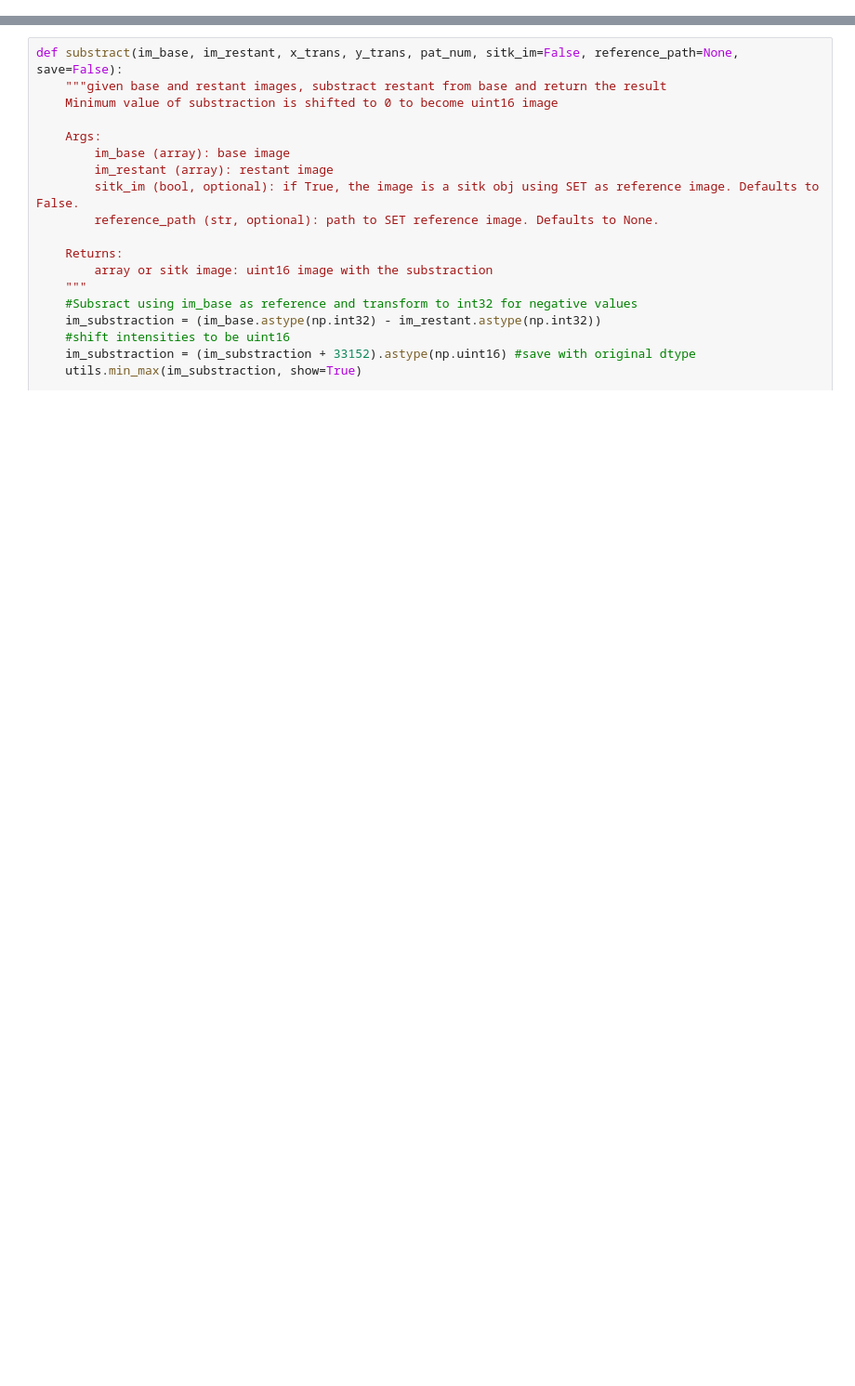
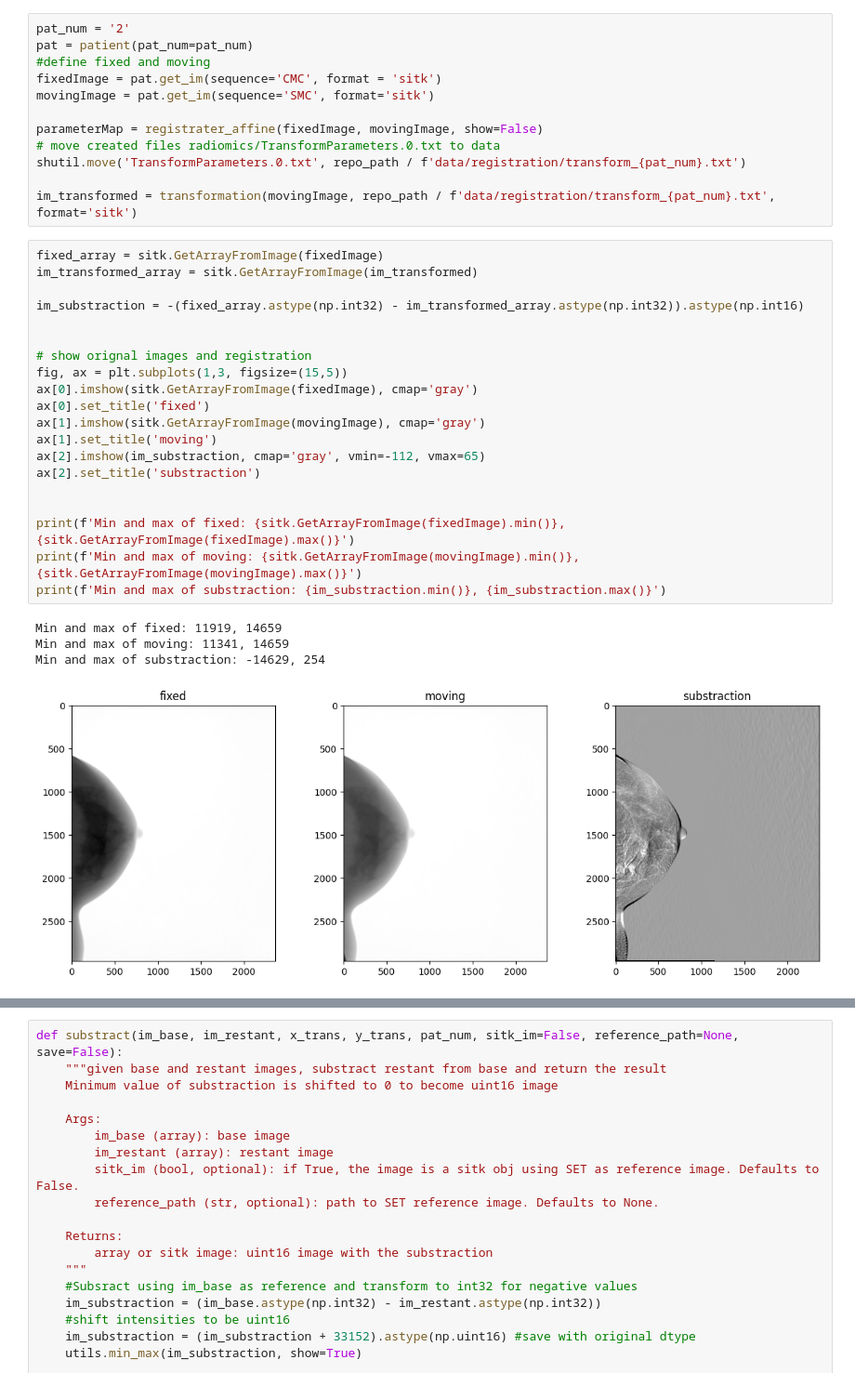
Before and after one commit to Likalto4/Added_value_feature_uncertainty, a Jupyter notebook: radiomics/budget.ipynb, the cells around one changed output, grey strips where cells are left out. Shown at 93% size. Drawn from its saved outputs; the diff is of its cells as text; blank space fills up the shorter version.

Commit message:
registration stopped error with preset metadata

```diff
--- a/radiomics/budget.ipynb
+++ b/radiomics/budget.ipynb
@@ -19,0 +74,37 @@ import notebooks.utils as utils
+# %%
+pat_num = '2'
+pat = patient(pat_num=pat_num)
+#define fixed and moving
+fixedImage = pat.get_im(sequence='CMC', format = 'sitk')
+movingImage = pat.get_im(sequence='SMC', format='sitk')
+
+parameterMap = registrater_affine(fixedImage, movingImage, show=False)
+# move created files radiomics/TransformParameters.0.txt to data
+shutil.move('TransformParameters.0.txt', repo_path / f'data/registration/transform_{pat_num}.txt')
+
+im_transformed = transformation(movingImage, repo_path / f'data/registration/transform_{pat_num}.txt', format='sitk')
+# %%
+fixed_array = sitk.GetArrayFromImage(fixedImage)
+im_transformed_array = sitk.GetArrayFromImage(im_transformed)
+
+im_substraction = -(fixed_array.astype(np.int32) - im_transformed_array.astype(np.int32)).astype(np.int16)
+
+
+# show orignal images and registration
+fig, ax = plt.subplots(1,3, figsize=(15,5))
+ax[0].imshow(sitk.GetArrayFromImage(fixedImage), cmap='gray')
+ax[0].set_title('fixed')
+ax[1].imshow(sitk.GetArrayFromImage(movingImage), cmap='gray')
+ax[1].set_title('moving')
+ax[2].imshow(im_substraction, cmap='gray', vmin=-112, vmax=65)
+ax[2].set_title('substraction')
+
+
+print(f'Min and max of fixed: {sitk.GetArrayFromImage(fixedImage).min()}, {sitk.GetArrayFromImage(fixedImage).max()}')
+print(f'Min and max of moving: {sitk.GetArrayFromImage(movingImage).min()}, {sitk.GetArrayFromImage(movingImage).max()}')
+print(f'Min and max of substraction: {im_substraction.min()}, {im_substraction.max()}')
+# %% [output]
+Min and max of fixed: 11919, 14659
+Min and max of moving: 11341, 14659
+Min and max of substraction: -14629, 254
+[figure, added]
```
Also changed, not shown: parts of 4 cells of this notebook, 4 other files.
